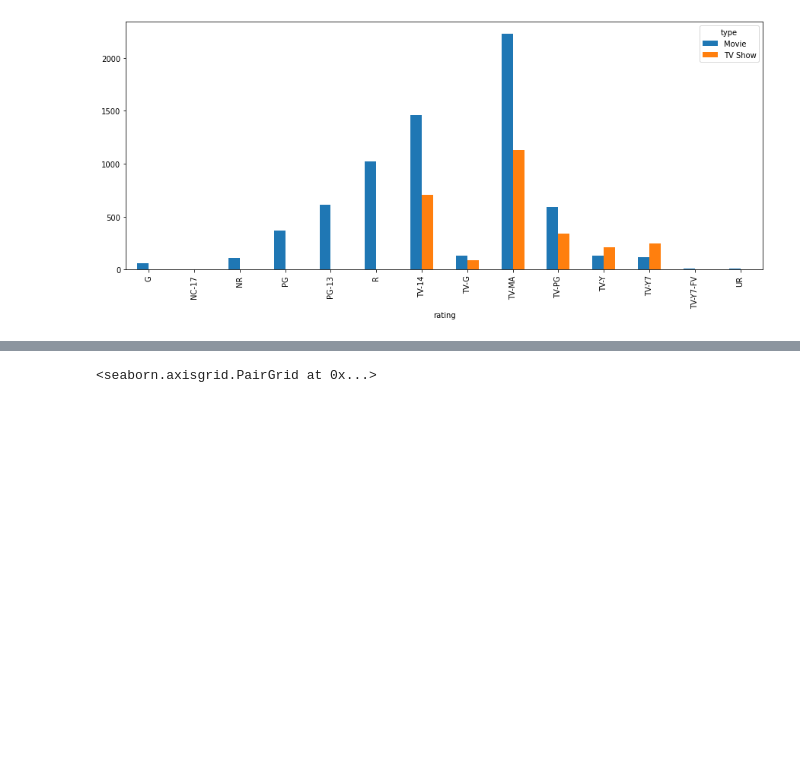
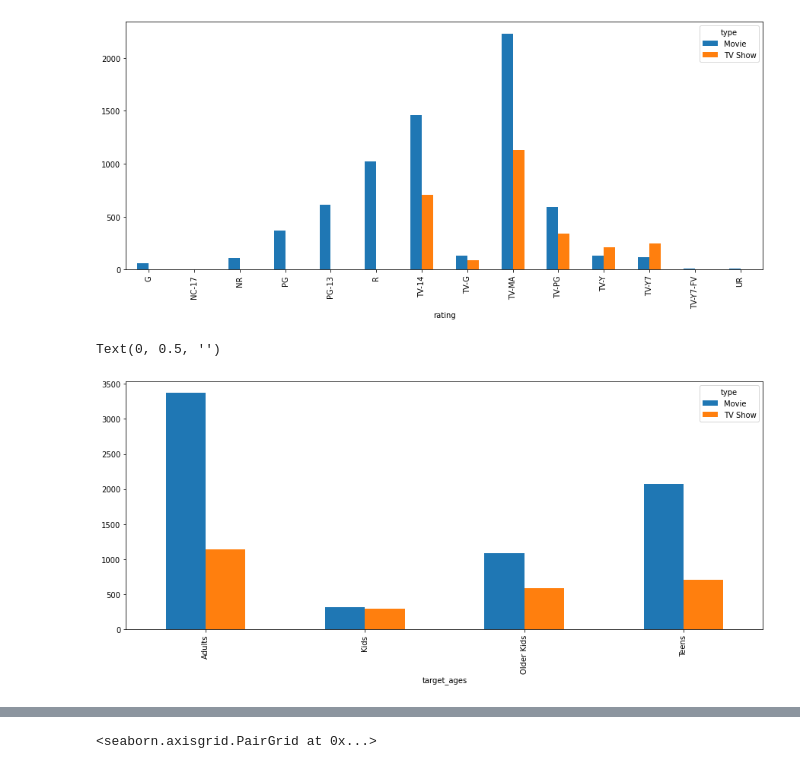
Before and after one commit to gauriagarwal18/NETFLIX_MOVIES_AND_TV_SHOWS_CLUSTERING, a Jupyter notebook: Netflix_Movies_And_Tv_Shows_Clustering_.ipynb, the cells around one changed output, grey strips where cells are left out. Drawn from its saved outputs; the diff is of its cells as text; code cells hidden in the pictures; blank space fills up the shorter version.

```diff
--- a/Netflix_Movies_And_Tv_Shows_Clustering_.ipynb
+++ b/Netflix_Movies_And_Tv_Shows_Clustering_.ipynb
@@ -830,3 +830,12 @@ plt.ylabel('',fontsize = 10)
 # %% [output]
 Text(0, 0.5, '')
 [figure]
+# %%
+#type vs rating
+type_ages=pd.crosstab(netflix["target_ages"],netflix["type"])
+type_ages.plot(kind = 'bar',y = ['Movie','TV Show'], figsize = (15,6))
+plt.title('',fontsize = 15)
+plt.ylabel('',fontsize = 10)
+# %% [output]
+Text(0, 0.5, '')
+[figure, added]
```
Also changed, not shown: parts of 4 cells of this notebook.
